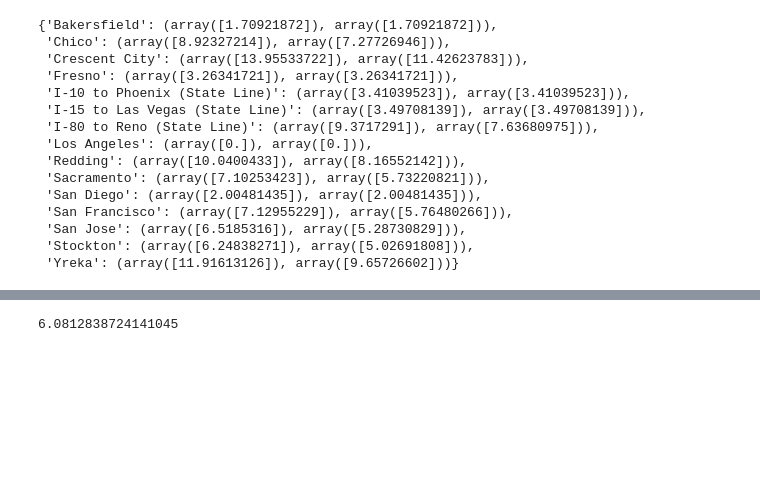
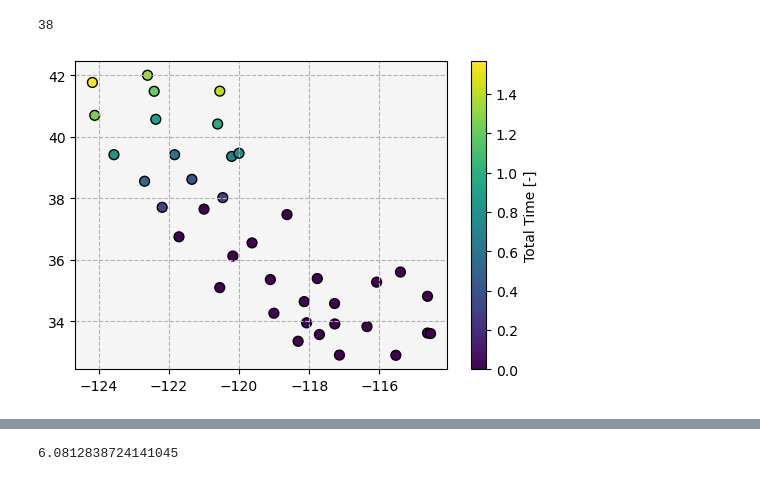
Before and after one commit to airabino/charger_network_analysis, a Jupyter notebook: California.ipynb, the cells around one changed output, grey strips where cells are left out. Drawn from its saved outputs; the diff is of its cells as text; code cells hidden in the pictures; blank space fills up the shorter version.

```diff
--- a/California.ipynb
+++ b/California.ipynb
@@ -147,7 +105,7 @@ cases = 30
 
 station_kw = {}
 
-station_kw['destination'] = {
+station_kw['place'] = {
     'cases': 1,
     'type': 'ac',
     'access': 'private',
@@ -171,6 +129,7 @@ vehicle_kw = {
     'cases': 1,
     'linear_fraction': .8,
     'risk_attitude': (0, 1),
+    # 'max_charge_start_soc': .8,
 }
 
 vehicle = src.routing.Vehicle(**vehicle_kw)
@@ -179,13 +138,17 @@ graph = src.routing.supply_costs(graph, vehicle, station_kw)
 # %%
 deep_reload(src)
 
-destinations = [k for k, v in graph._node.items() if v['type'] == 'destination']
-origins = ['Los Angeles']
+# vehicle_kw['max_charge_start_soc'] = .5
+# vehicle = src.routing.Vehicle(**vehicle_kw)
+
+destinations = [k for k, v in graph._node.items() if v['type'] == 'place']
+origins = [destinations[0]]
 
 t0 = time.time()
 
 costs, values, paths = src.routing.shortest_paths(
     graph, origins, objective = vehicle, destinations = destinations,
+    terminate_at_destinations = True,
 )
 
 print(f'Executed in {time.time() - t0:.4f} seconds')
@@ -212,21 +157,48 @@ pprint({k: (v['total_time'].mean() / 3600, v['driving_time'].mean() / 3600) for
-# %%
-pprint({k: (v['total_time'] / 3600, v['driving_time'] / 3600) for k, v in values.items()})
-# %% [output]
-{'Bakersfield': (array([1.70921872]), array([1.70921872])),
- 'Chico': (array([8.92327214]), array([7.27726946])),
- 'Crescent City': (array([13.95533722]), array([11.42623783])),
- 'Fresno': (array([3.26341721]), array([3.26341721])),
- 'I-10 to Phoenix (State Line)': (array([3.41039523]), array([3.41039523])),
- 'I-15 to Las Vegas (State Line)': (array([3.49708139]), array([3.49708139])),
- 'I-80 to Reno (State Line)': (array([9.3717291]), array([7.63680975])),
- 'Los Angeles': (array([0.]), array([0.])),
- 'Redding': (array([10.0400433]), array([8.16552142])),
- 'Sacramento': (array([7.10253423]), array([5.73220821])),
- 'San Diego': (array([2.00481435]), array([2.00481435])),
- 'San Francisco': (array([7.12955229]), array([5.76480266])),
- 'San Jose': (array([6.5185316]), array([5.28730829])),
- 'Stockton': (array([6.24838271]), array([5.02691808])),
- 'Yreka': (array([11.91613126]), array([9.65726602]))}
+# %%
+len(costs)
+# %% [output]
+38
+# %%
+fig, ax = plt.subplots(1, 1, figsize = (6, 4))
+
+for source, node in places._node.items():
+
+    node['plot'] = (
+        values[source]['total_time'].mean() -
+        values[source]['driving_time'].mean()
+    )/ 3600
+
+kw = {
+    'show_links': False,
+    'node_field': 'plot',
+    'scatter': {
+        's': 50,
+        'ec': 'k',
+        'zorder': 0,
+        'label': 'Stations',
+    },
+    'colorbar': {
+        'label': 'Total Time [-]',
+    },
+}
+
+src.figures.plot_graph(
+   places, ax = ax, **kw,
+)
+
+kw = {
+    'facecolor': 'whitesmoke',
+}
+
+ax.set(**kw)
+
+kw = {
+    'ls': '--',
+}
+
+ax.grid(**kw)
+# %% [output]
+[figure, added]
 # %%
 deep_reload(src)
 
```
Also changed, not shown: parts of 15 cells of this notebook, 12 other files.
